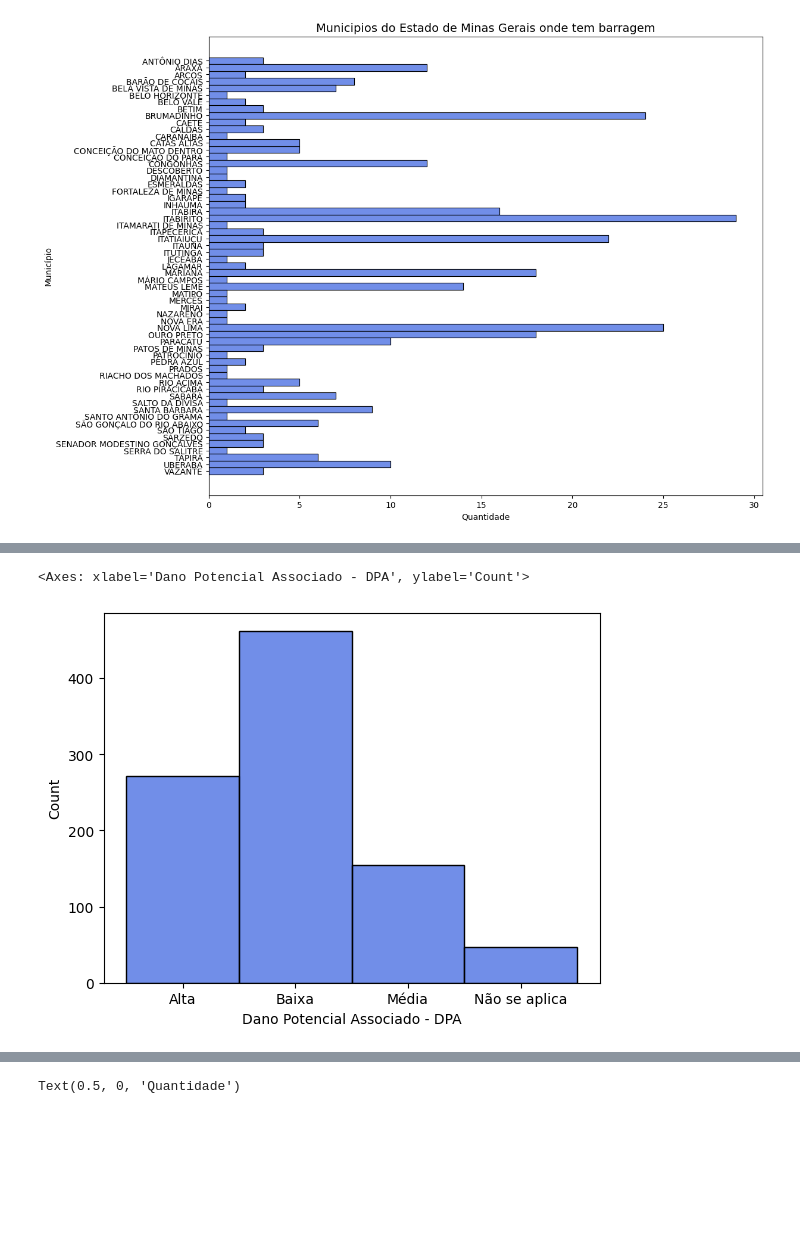
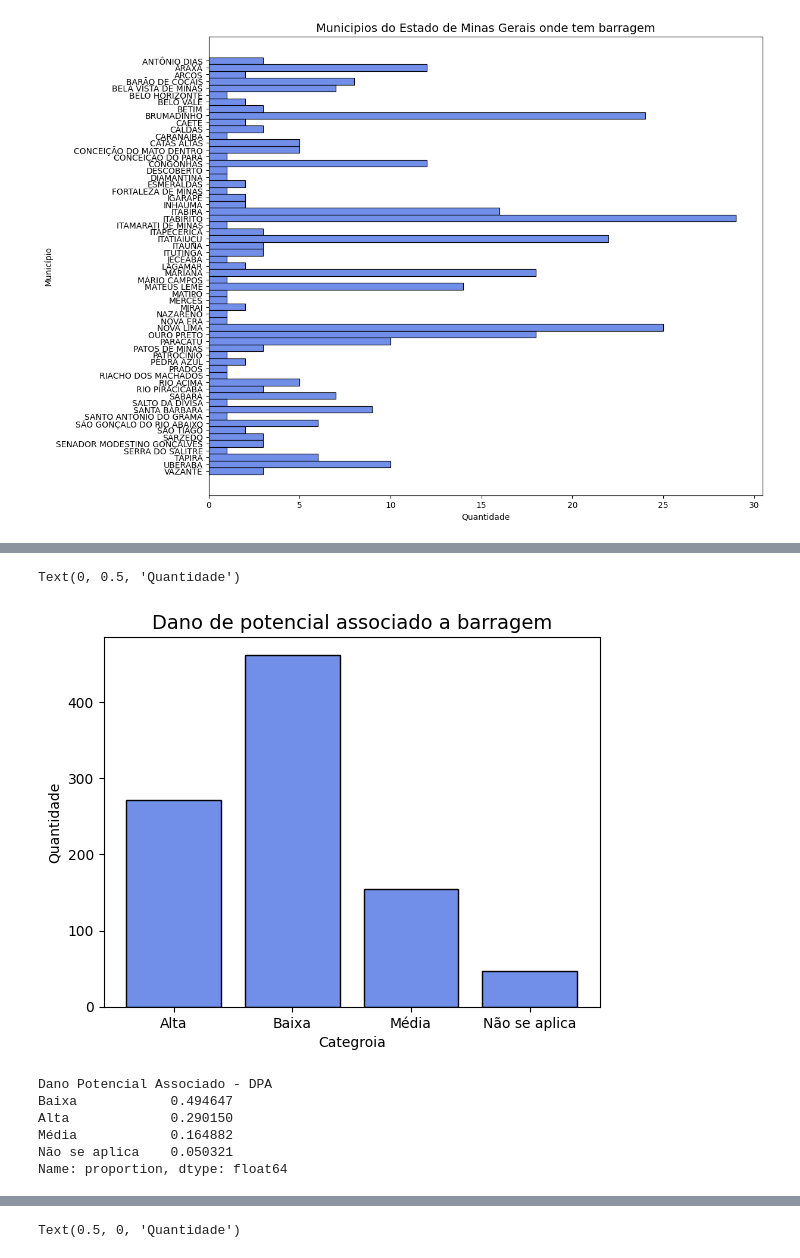
Before and after one commit to acaicomdados/analise-barragens, a Jupyter notebook: Notebook feito nos encontros/analise_barragem_dia_16_03_24.ipynb, the cells around one changed output, grey strips where cells are left out. Cells and saved outputs as stored; diff of their text form; code cells hidden in the pictures; blank space fills up the shorter version.

```diff
--- a/Notebook feito nos encontros/analise_barragem_dia_16_03_24.ipynb
+++ b/Notebook feito nos encontros/analise_barragem_dia_16_03_24.ipynb
@@ -55,7 +86,21 @@ sns.histplot(x='Categoria de Risco - CRI',data=barragem,color='royalblue')
 # %%
-sns.histplot(x='Dano Potencial Associado - DPA',data=barragem,color='royalblue')
+plt.title('Dano de potencial associado a barragem',
+          fontsize=14)
+sns.histplot(x='Dano Potencial Associado - DPA',data=barragem,color='royalblue',
+             shrink=.8)
+plt.xlabel('Categroia')
+plt.ylabel('Quantidade')
 # %% [output]
-<Axes: xlabel='Dano Potencial Associado - DPA', ylabel='Count'>
+Text(0, 0.5, 'Quantidade')
-[figure, old version]
+[figure, new version]
+# %%
+barragem['Dano Potencial Associado - DPA'].value_counts(normalize=True)
+# %% [output]
+Dano Potencial Associado - DPA
+Baixa            0.494647
+Alta             0.290150
+Média            0.164882
+Não se aplica    0.050321
+Name: proportion, dtype: float64
 # %%
 plt.figure(figsize=(12,6))
```
Also changed, not shown: parts of 7 cells of this notebook.
